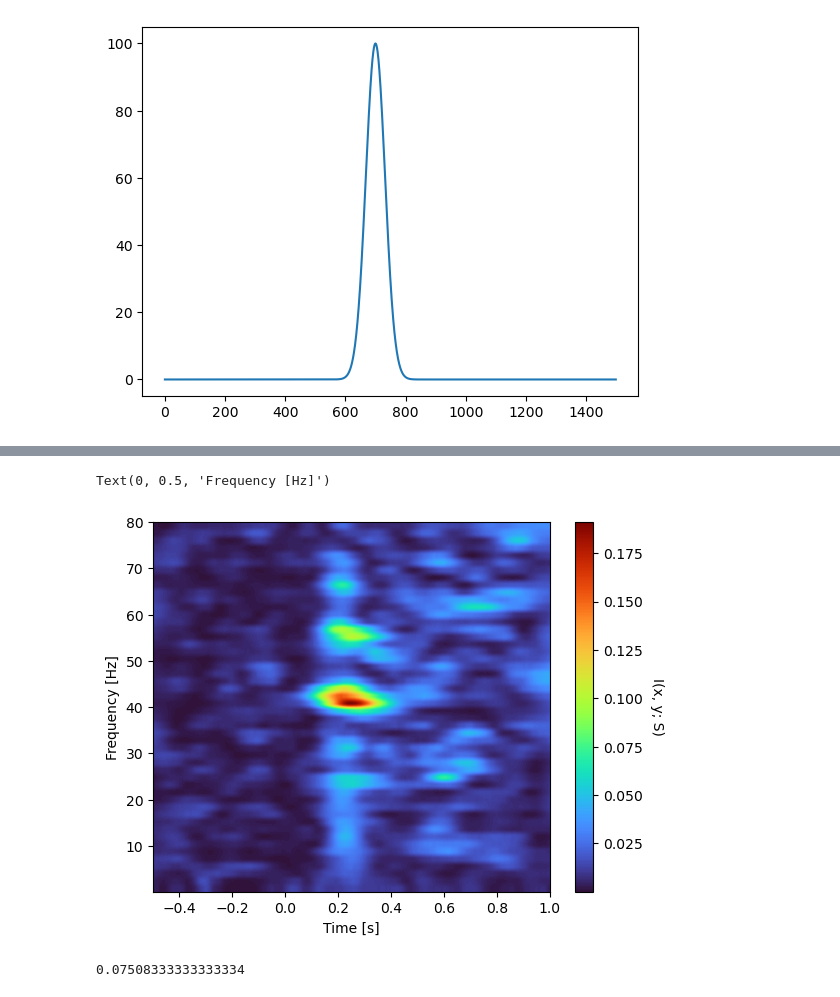
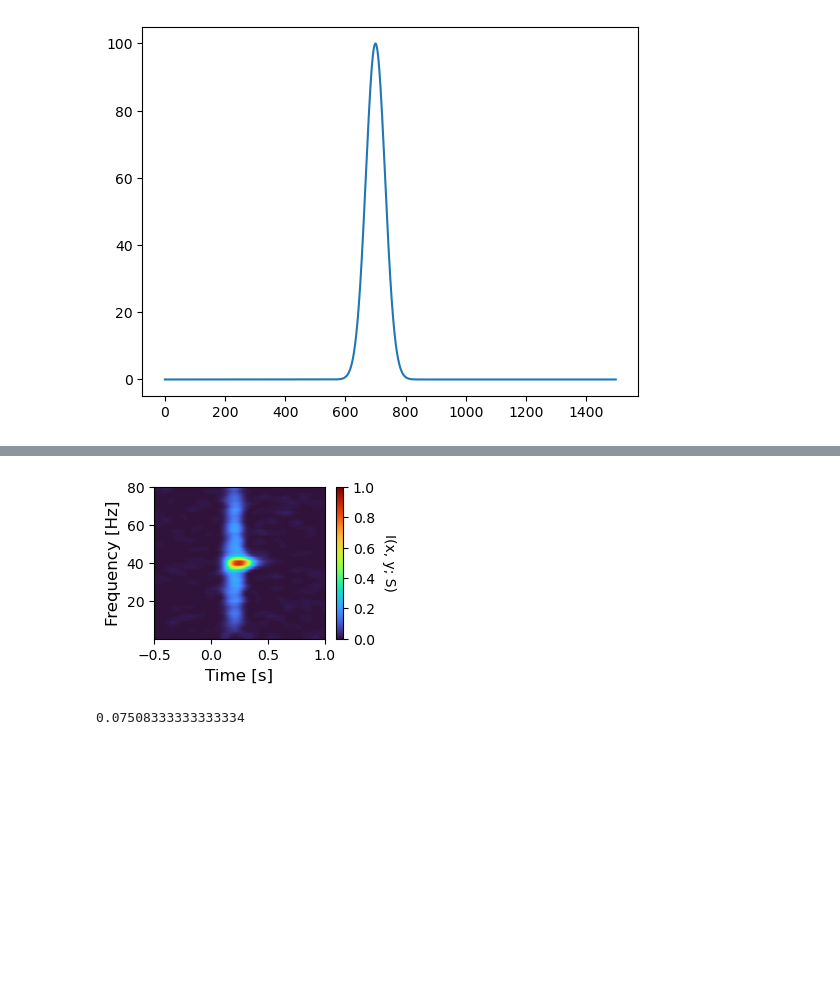
Before and after one commit to ViniciusLima94/phase_amplitude_encoding, a Jupyter notebook: notebooks/Figure1.ipynb, the cells around one changed output, grey strips where cells are left out. Saved outputs shown, nothing was run; the diff lists cells and outputs as text; code cells hidden in the pictures; blank space fills up the shorter version.

```diff
--- a/notebooks/Figure1.ipynb
+++ b/notebooks/Figure1.ipynb
@@ -24,7 +24,7 @@ dt = 0.001  # Integration time-step
 fs = 1 / dt
 f = 40  # Natural frequency
 beta = 3.5  # Noise variance
-A = np.array([[0, 1, 0], [0, 0, 1], [0, 0, 0]]).T
+A = np.array([[0, 1], [0, 0]]).T
 ntrials = 500
 time = np.arange(-0.5, 1, 1 / fs)  # Time array
 T = time.shape[0]
@@ -50,7 +47,7 @@ data = []
 for trial in tqdm(range(ntrials)):
     data += [
         simulate_kuramoto(
-            10 * A, coupling * CS[trial], f, fs, beta, T, seed=trial * 32, decim=1
+            10 * A, coupling * CS[trial], f, fs, beta, T, seed=seeds[trial], decim=1
         )
     ]
 # %%
@@ -115,11 +168,10 @@ mi_fcn = get_mi("gc")
 mi_fcn_time = jax.vmap(mi_fcn, in_axes=(2, 2, None, None))
 mi_fcn_time_frequency = jax.vmap(mi_fcn_time, in_axes=(2, 2, None, None))
 # %%
-z1 = W[:, 0] * np.conj(W[:, 1])
-z2 = W[:, 0] * np.conj(W[:, 2])
+z = W[:, 0] * np.conj(W[:, 1])
 
 
-dphi = jnp.stack((z1.real, z1.imag, z2.real, z2.imag))
+dphi = jnp.stack((z.real, z.imag))
 
 labels = np.tile(
     np.expand_dims(np.linspace(0, 100, ntrials), (1, 2)), (z.shape[1], z.shape[2])
@@ -130,22 +182,29 @@ mi_fcn = get_mi("gc")
 mi_fcn_time = jax.vmap(mi_fcn, in_axes=(2, 2, None, None))
 mi_fcn_time_frequency = jax.vmap(mi_fcn_time, in_axes=(2, 2, None, None))
 # %%
-MI_PHI = mi_fcn_time_frequency(dphi, labels[None], False, True)
+MI_PHI = mi_fcn_time_frequency(dphi, labels[None], False, False)
 # %%
+plt.figure(figsize=(7 / 2.54, 5 / 2.54))
+
+
 plt.imshow(
     MI_PHI,
     aspect="auto",
     origin="lower",
     cmap="turbo",
     extent=[-0.5, 1, 0.1, 80],
+    vmin=0,
+    vmax=1
 )
 cbar = plt.colorbar()
 cbar.set_label(r"I(x, y; S)", rotation=270, labelpad=15)
-plt.xlabel("Time [s]")
-plt.ylabel("Frequency [Hz]")
+
+plt.xlabel("Time [s]", fontsize=12)
+plt.ylabel("Frequency [Hz]", fontsize=12)
+
+plt.savefig("figures/MI2nodes.pdf")
 # %% [output]
-Text(0, 0.5, 'Frequency [Hz]')
-[figure, old version]
+[figure, new version]
 # %%
 901 * 0.05 / 600
 # %% [output]
```
Also changed, not shown: parts of 9 cells of this notebook, 6 other files.
